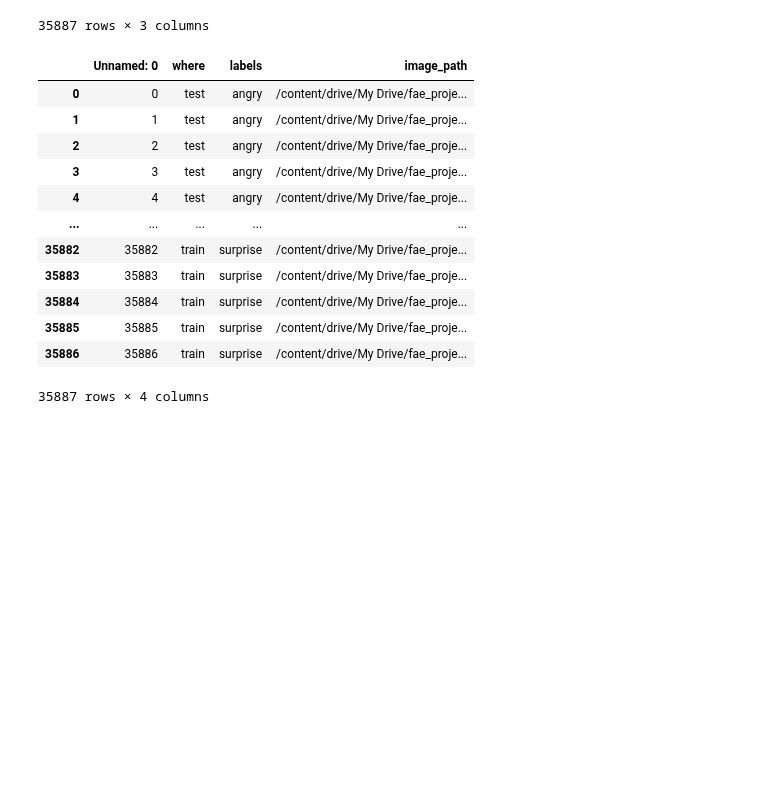
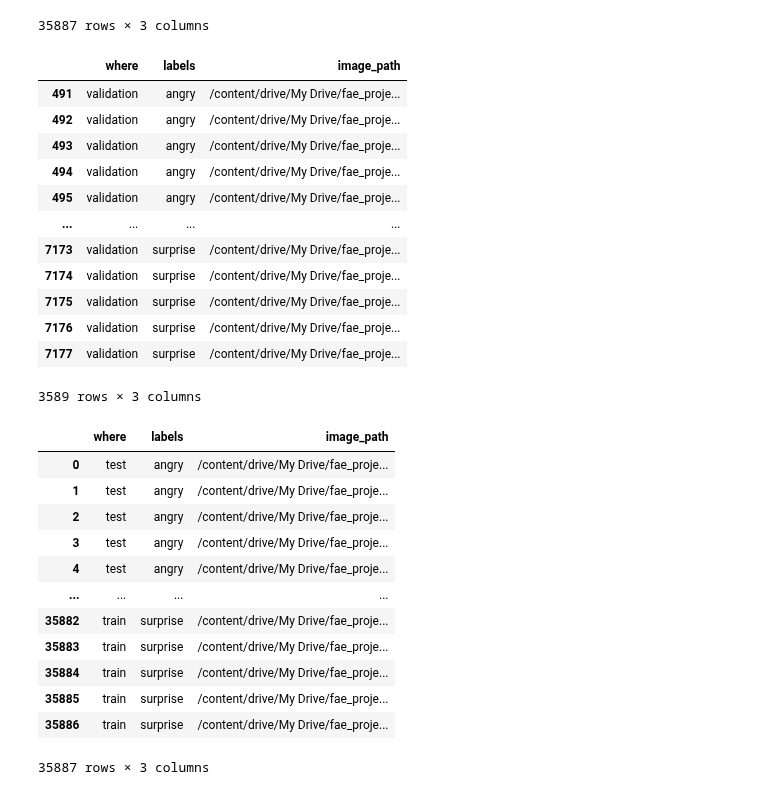
Before and after one commit to CodeHana/Facial-Expression-Recognition, a Jupyter notebook: data_exploration.ipynb, the cells around one changed output. Saved outputs shown, nothing was run; the diff lists cells and outputs as text; code cells hidden in the pictures; blank space fills up the shorter version.

```diff
--- a/data_exploration.ipynb
+++ b/data_exploration.ipynb
@@ -114,28 +120,45 @@ dataset
 # %%
 #save image data to csv file
 dataset.to_csv("/content/drive/My Drive/fae_project/fae_dataset.csv")
+# %%
+#move validation data to validation folder
+dataset[dataset["where"] == "validation"]
+# %% [output]
+|  | where | labels | image_path |
+| 491 | validation | angry | /content/drive/My Drive/fae_proje... |
+| 492 | validation | angry | /content/drive/My Drive/fae_proje... |
+| 493 | validation | angry | /content/drive/My Drive/fae_proje... |
+| 494 | validation | angry | /content/drive/My Drive/fae_proje... |
+| 495 | validation | angry | /content/drive/My Drive/fae_proje... |
+| ... | ... | ... | ... |
+| 7173 | validation | surprise | /content/drive/My Drive/fae_proje... |
+| 7174 | validation | surprise | /content/drive/My Drive/fae_proje... |
+| 7175 | validation | surprise | /content/drive/My Drive/fae_proje... |
+| 7176 | validation | surprise | /content/drive/My Drive/fae_proje... |
+| 7177 | validation | surprise | /content/drive/My Drive/fae_proje... |
+3589 rows × 3 columns
 # %%
 if os.path.isfile("/content/drive/My Drive/fae_project/fae_dataset.csv"):
   try:
     dataset
   except NameError:
-      dataset = pd.read_csv("/content/drive/My Drive/fae_project/fae_dataset.csv")
+      dataset = pd.read_csv("/content/drive/My Drive/fae_project/fae_dataset.csv", index_col=0)
 
 dataset
 # %% [output]
-|  | Unnamed: 0 | where | labels | image_path |
-| 0 | 0 | test | angry | /content/drive/My Drive/fae_proje... |
-| 1 | 1 | test | angry | /content/drive/My Drive/fae_proje... |
-| 2 | 2 | test | angry | /content/drive/My Drive/fae_proje... |
-| 3 | 3 | test | angry | /content/drive/My Drive/fae_proje... |
-| 4 | 4 | test | angry | /content/drive/My Drive/fae_proje... |
-| ... | ... | ... | ... | ... |
-| 35882 | 35882 | train | surprise | /content/drive/My Drive/fae_proje... |
-| 35883 | 35883 | train | surprise | /content/drive/My Drive/fae_proje... |
-| 35884 | 35884 | train | surprise | /content/drive/My Drive/fae_proje... |
-| 35885 | 35885 | train | surprise | /content/drive/My Drive/fae_proje... |
-| 35886 | 35886 | train | surprise | /content/drive/My Drive/fae_proje... |
+|  | where | labels | image_path |
+| 0 | test | angry | /content/drive/My Drive/fae_proje... |
+| 1 | test | angry | /content/drive/My Drive/fae_proje... |
+| 2 | test | angry | /content/drive/My Drive/fae_proje... |
+| 3 | test | angry | /content/drive/My Drive/fae_proje... |
+| 4 | test | angry | /content/drive/My Drive/fae_proje... |
+| ... | ... | ... | ... |
+| 35882 | train | surprise | /content/drive/My Drive/fae_proje... |
+| 35883 | train | surprise | /content/drive/My Drive/fae_proje... |
+| 35884 | train | surprise | /content/drive/My Drive/fae_proje... |
+| 35885 | train | surprise | /content/drive/My Drive/fae_proje... |
+| 35886 | train | surprise | /content/drive/My Drive/fae_proje... |
-35887 rows × 4 columns
+35887 rows × 3 columns
 # %%
 dataset.value_counts("where").plot(kind='bar', figsize=(7, 6),color = "skyblue")
 
```
Also changed, not shown: parts of 7 cells of this notebook.
